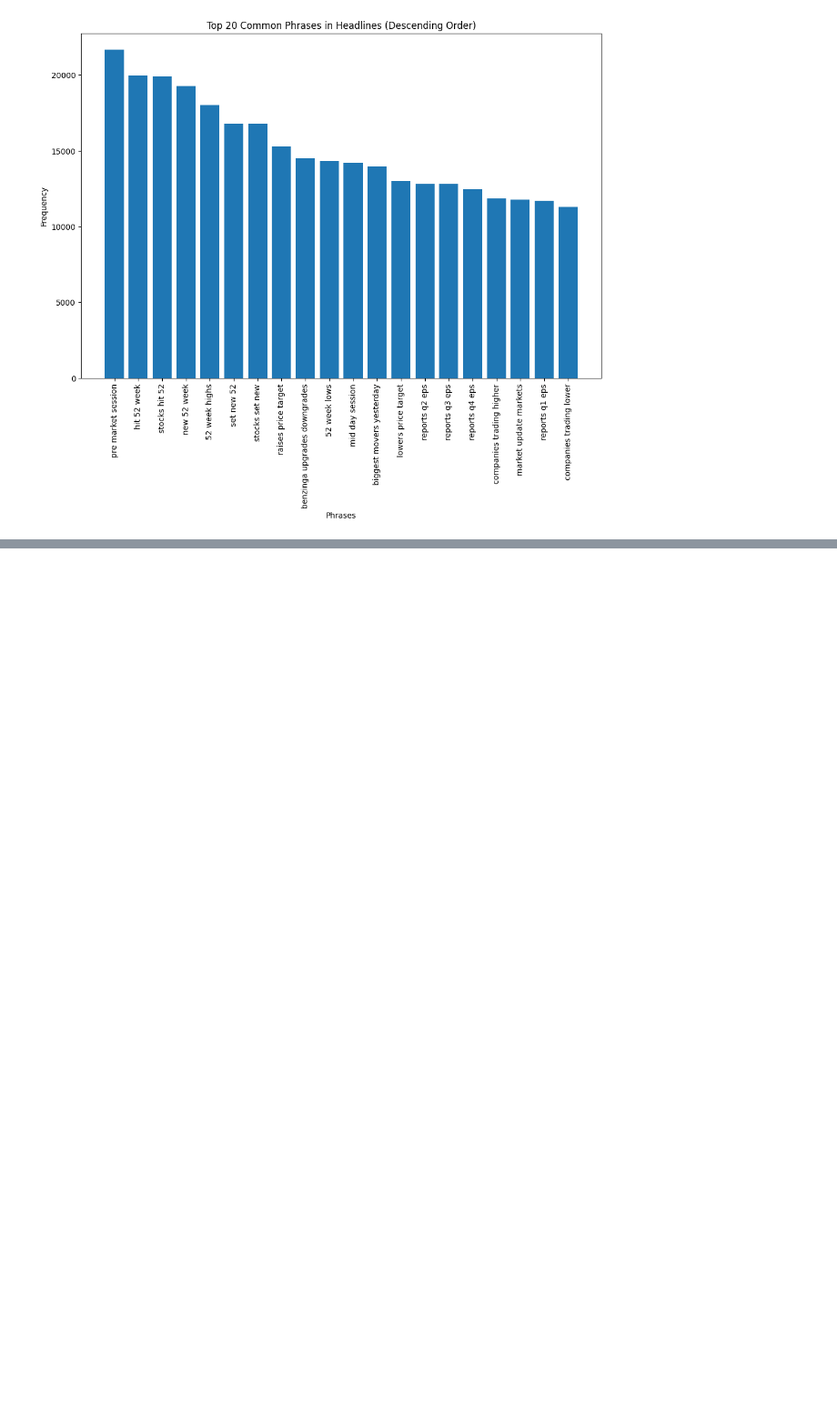
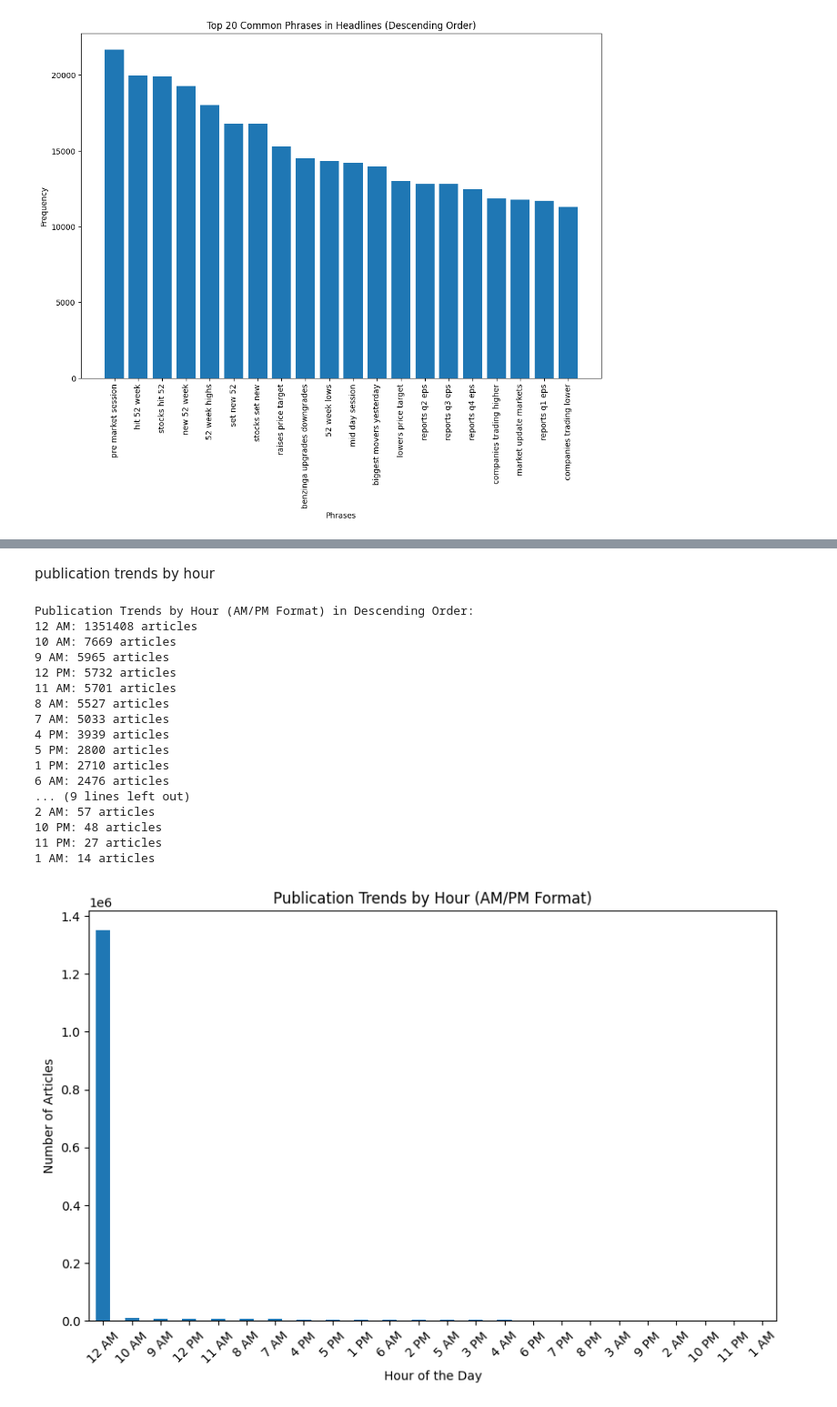
Before and after one commit to Abenezer-Baheru/Financial-News-And-Stock-Market-Analysis, a Jupyter notebook: notebooks/analysis.ipynb, the cells around one changed output, grey strips where cells are left out. Shown: that part at 91% size. Cells and saved outputs as stored; diff of their text form; code cells hidden in the pictures; blank space fills up the shorter version.

```diff
--- a/notebooks/analysis.ipynb
+++ b/notebooks/analysis.ipynb
@@ -311,0 +361,54 @@ Top 20 Common Phrases (Descending Order):
+# %% [markdown]
+publication trends by hour
+# %%
+# Extract hour from date
+data['hour'] = data['date'].dt.hour
+
+# Convert hour to AM/PM format
+def convert_to_ampm(hour):
+    if hour == 0:
+        return '12 AM'
+    elif hour < 12:
+        return f'{hour} AM'
+    elif hour == 12:
+        return '12 PM'
+    else:
+        return f'{hour - 12} PM'
+
+data['hour_ampm'] = data['hour'].apply(convert_to_ampm)
+
+# Analyze publication trends by hour in AM/PM format
+publication_by_hour_ampm = data['hour_ampm'].value_counts().sort_values(ascending=False)
+
+# Print publication trends by hour in AM/PM format in descending order
+print("Publication Trends by Hour (AM/PM Format) in Descending Order:")
+for hour_ampm, count in publication_by_hour_ampm.items():
+    print(f"{hour_ampm}: {count} articles")
+
+# Plot publication trends by hour in AM/PM format
+plt.figure(figsize=(10, 6))
+publication_by_hour_ampm.plot(kind='bar')
+plt.title('Publication Trends by Hour (AM/PM Format)')
+plt.xlabel('Hour of the Day')
+plt.ylabel('Number of Articles')
+plt.xticks(rotation=45)
+plt.show()
+# %% [output]
+Publication Trends by Hour (AM/PM Format) in Descending Order:
+12 AM: 1351408 articles
+10 AM: 7669 articles
+9 AM: 5965 articles
+12 PM: 5732 articles
+11 AM: 5701 articles
+8 AM: 5527 articles
+7 AM: 5033 articles
+4 PM: 3939 articles
+5 PM: 2800 articles
+1 PM: 2710 articles
+6 AM: 2476 articles
+... (9 lines left out)
+2 AM: 57 articles
+10 PM: 48 articles
+11 PM: 27 articles
+1 AM: 14 articles
+[figure, added]
```
Also changed, not shown: parts of 11 cells of this notebook, 1 other file.
